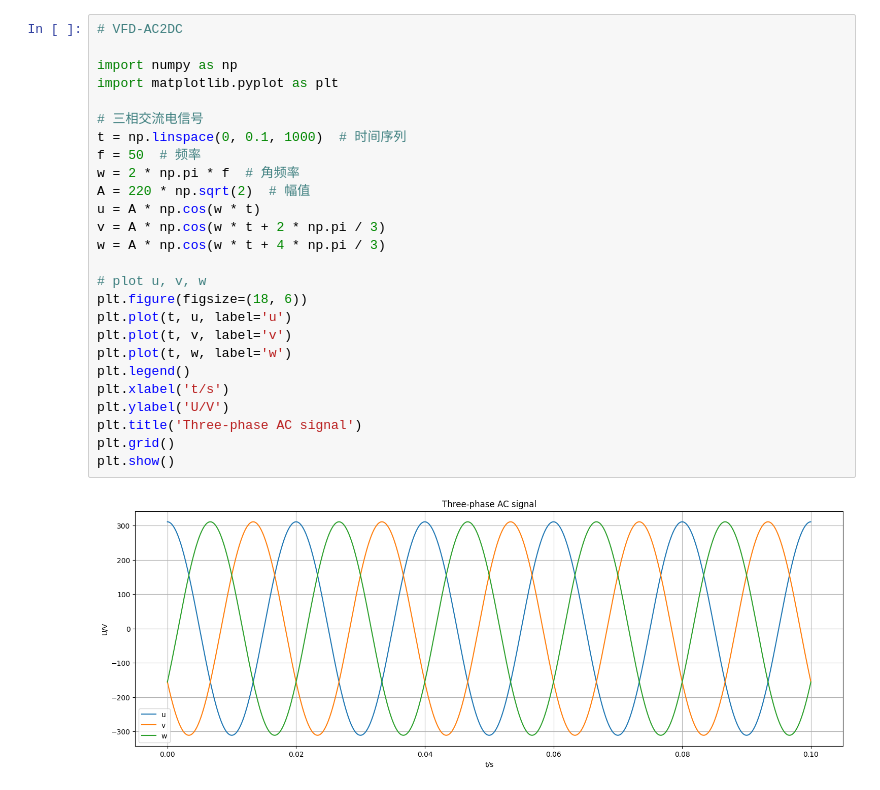
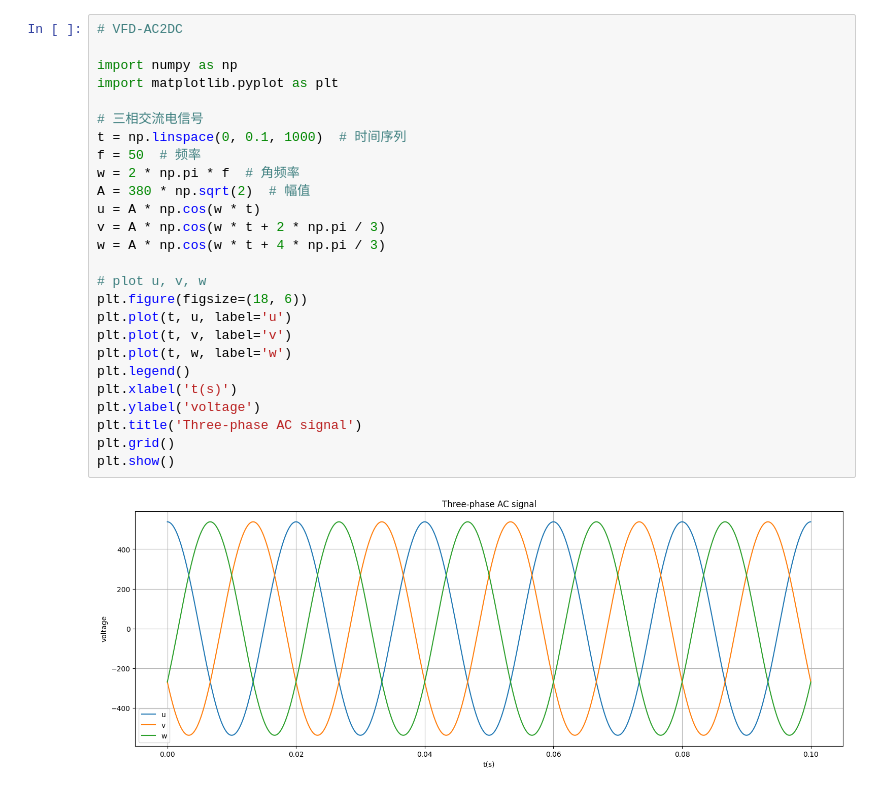
Before and after one commit to zhongcheng0519/algorithm-fundamental, a Jupyter notebook: VFD-AC2DC.ipynb, the cells around one changed output. Saved outputs shown, nothing was run; the diff lists cells and outputs as text.

```diff
--- a/VFD-AC2DC.ipynb
+++ b/VFD-AC2DC.ipynb
@@ -1,28 +1,28 @@
 # %%
 # VFD-AC2DC
 
 import numpy as np
 import matplotlib.pyplot as plt
 
 # 三相交流电信号
 t = np.linspace(0, 0.1, 1000)  # 时间序列
 f = 50  # 频率
 w = 2 * np.pi * f  # 角频率
-A = 220 * np.sqrt(2)  # 幅值
+A = 380 * np.sqrt(2)  # 幅值
 u = A * np.cos(w * t)
 v = A * np.cos(w * t + 2 * np.pi / 3)
 w = A * np.cos(w * t + 4 * np.pi / 3)
 
 # plot u, v, w
 plt.figure(figsize=(18, 6))
 plt.plot(t, u, label='u')
 plt.plot(t, v, label='v')
 plt.plot(t, w, label='w')
 plt.legend()
-plt.xlabel('t/s')
-plt.ylabel('U/V')
+plt.xlabel('t(s)')
+plt.ylabel('voltage')
 plt.title('Three-phase AC signal')
 plt.grid()
 plt.show()
 # %% [output]
-[figure, old version]
+[figure, new version]
```
Also changed, not shown: parts of 4 cells of this notebook.
